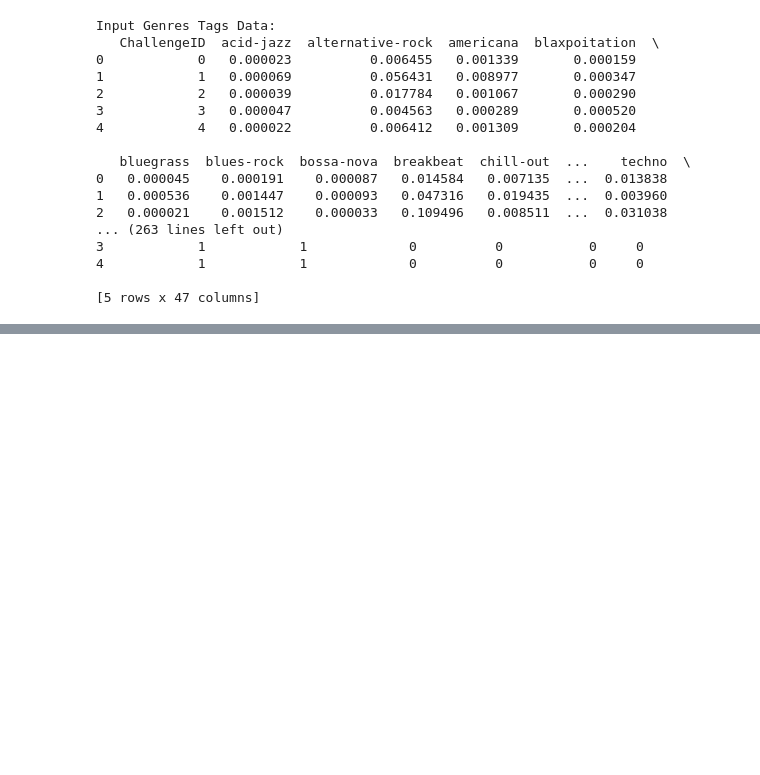
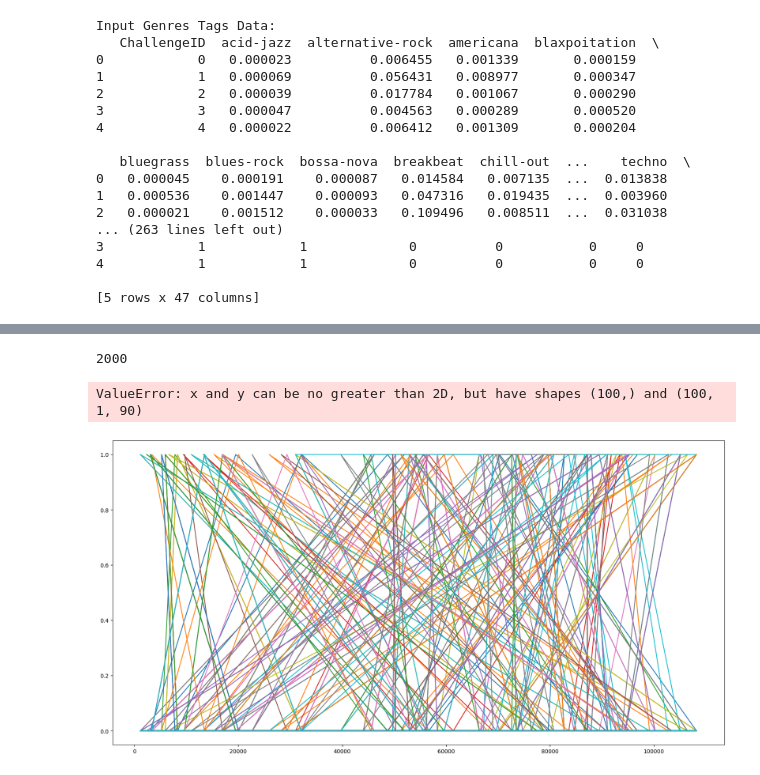
Before and after one commit to ElouarnLC/challenge-data-music-catalogs, a Jupyter notebook: music-catalogs-classifier/music_catalogs_classifier/train_reservoir.ipynb, the cells around one changed output, grey strips where cells are left out. Drawn from its saved outputs; the diff is of its cells as text; code cells hidden in the pictures; blank space fills up the shorter version.

Commit message:
reservoir training 2

```diff
--- a/music-catalogs-classifier/music_catalogs_classifier/train_reservoir.ipynb
+++ b/music-catalogs-classifier/music_catalogs_classifier/train_reservoir.ipynb
@@ -179,5 +181,5 @@ Models trained successfully.
 # %%
 # Test the models
-X_genres_test_reshaped = X_genres_test.values.reshape(-1, 1, X_genres_test[:500].shape[1])
+X_genres_test_reshaped = X_genres_test[0:2000].values.reshape(-1, 1, X_genres_test.shape[1])
 
-y_genres_pred = model_Genre.run(X_genres_test_reshaped)
+X_genres_test_reshaped.shape
@@ -183,0 +210,14 @@ y_genres_pred = model_Genre.run(X_genres_test_reshaped)
+# %%
+len(y_genres_pred)
+# %% [output]
+2000
+# %%
+# Visualize the predictions over the training data
+plt.figure(figsize=(20, 10))
+plt.plot(y_genres_train[:100], label="True")
+plt.plot(y_genres_pred[:100], label="Predicted")
+plt.legend()
+plt.show()
+# %% [output]
+ValueError: x and y can be no greater than 2D, but have shapes (100,) and (100, 1, 90)
+[figure, added]
```
Also changed, not shown: parts of 6 cells of this notebook, 2 other files.
